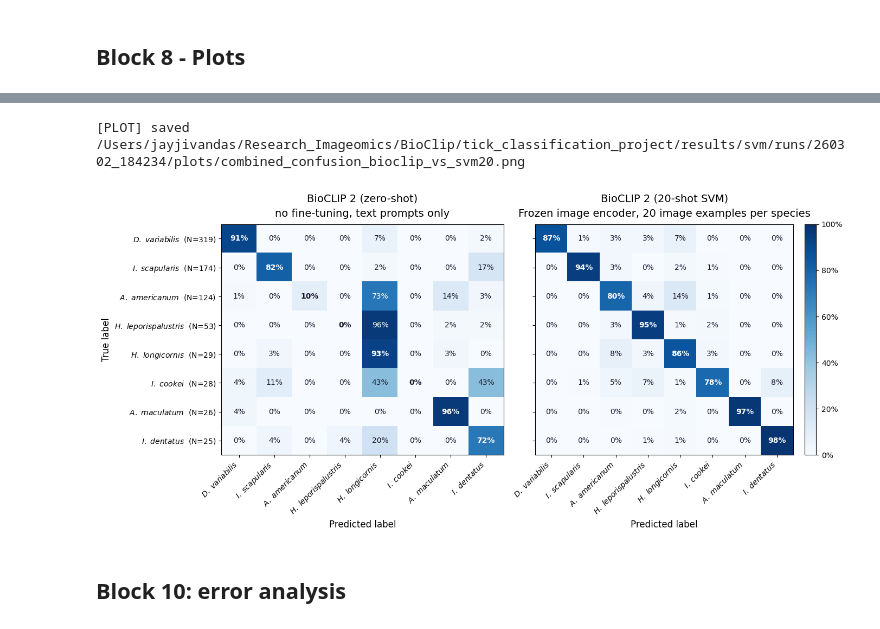
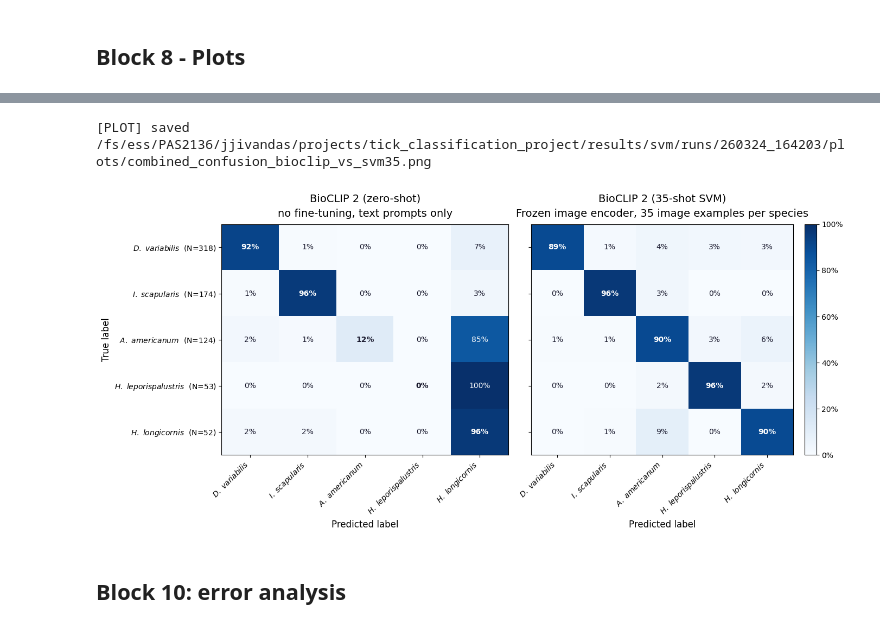
Before and after one commit to jjivandas/tick_classification_project, a Jupyter notebook: notebooks/03_finetuning_svm_new.ipynb, the cells around one changed output, grey strips where cells are left out. Cells and saved outputs as stored; diff of their text form; code cells hidden in the pictures.

```diff
--- a/notebooks/03_finetuning_svm_new.ipynb
+++ b/notebooks/03_finetuning_svm_new.ipynb
@@ -35,11 +35,11 @@ CLASS_NAMES = paths['processed_dir'] / 'class_names_no_ixodes.json'   # species
 DATA        = paths['processed_dir'] / 'final_data_no_ixodes.json'    # records: image_path, true_label, sample_id, view
 
 # ---- experiment knobs (global conventions we agreed) ----
-SHOTS      = [1, 3, 5, 10, 20]   # K values to sweep
+SHOTS      = [1, 3, 5, 10, 25, 35]   # K values to sweep
 RUNS       = 100             # number of Monte Carlo runs per shots level
 BASE_SEED  = 42              # base for deterministic seed derivation
 BAND       = "sd"            # "sd"
-MIN_TOTAL  = 20              # species must have >=30 individuals
+MIN_TOTAL  = 50              # species must have >=50 individuals
 
 # ---- results locations ----
 # Base results directory from config
@@ -73,7 +73,8 @@ EMB_CACHE = paths['emb_cache_dir']
 EMB_CACHE.mkdir(parents=True, exist_ok=True)
 
 # ---- device + model init ----
-DEVICE = "mps" if torch.backends.mps.is_available() else ("cuda" if torch.cuda.is_available() else "cpu")
+# DEVICE = "mps" if torch.backends.mps.is_available() else ("cuda" if torch.cuda.is_available() else "cpu")  # uncomment for Mac
+DEVICE = "cuda" if torch.cuda.is_available() else "cpu"
 BC = BaseClassifier(device=DEVICE)
 
 # ---- helpers ----
@@ -1188,11 +1177,13 @@ for K in SHOTS:
 # %%
 
-# === Block 9B — Combined figure: BioCLIP zero-shot vs 20-shot SVM ===
+# === Block 9B — Combined figure: BioCLIP zero-shot vs max-shot SVM ===
 import numpy as np
 import matplotlib.pyplot as plt
 from matplotlib.ticker import PercentFormatter
 from sklearn.metrics import confusion_matrix
 from pathlib import Path
+
+MAX_K = max(SHOTS)  # use highest shot value for comparison
 
 # ---- Load BioCLIP zero-shot results ----
 bioclip_npz = Path((paths['bioclip_results_dir'] / "latest_run.txt").read_text().strip())
@@ -1201,8 +1192,8 @@ bc_ytrue  = list(bc['y_true'])
 bc_ypred  = list(bc['y_pred'])
 bc_counts = {sp: int(n) for sp, n in zip(bc['large_species'], bc['counts'])}
 
-# ---- SVM 20-shot confusion matrix (aligned to CLASS_ORDER) ----
-plot_classes, svm_cm, _ = mean_rownorm_confusion_for_K(df, 20, class_order=CLASS_ORDER)
+# ---- SVM max-shot confusion matrix (aligned to CLASS_ORDER) ----
+plot_classes, svm_cm, _ = mean_rownorm_confusion_for_K(df, MAX_K, class_order=CLASS_ORDER)
 n = len(plot_classes)
 
 # ---- BioCLIP confusion matrix (aligned to same CLASS_ORDER) ----
@@ -1232,7 +1223,6 @@ ax1.set_ylabel('True label', fontsize=12)
 # Title + subtitle as a single two-line set_title
 ax1.set_title('BioCLIP 2 (zero-shot)\nno fine-tuning, text prompts only',
               fontsize=14, pad=10, linespacing=1.6)
-# Bold just the first line via the title Text object
 ax1.title.set_fontweight('normal')
 
 for i in range(n):
@@ -1242,39 +1232,39 @@ for i in range(n):
                  color='white' if val > 0.5 else '#1a1a2e', fontsize=10,
                  fontweight='bold' if i == j else 'normal')
 
-# --- Right subplot: SVM 20-shot ---
+# --- Right subplot: SVM max-shot ---
 im2 = ax2.imshow(svm_cm, aspect='auto', cmap='Blues', vmin=0, vmax=1)
 ax2.set_xticks(range(n)); ax2.set_yticks(range(n))
 ax2.set_xticklabels(x_tick_labels, rotation=45, ha='right', fontsize=10)
 ax2.set_yticklabels([])
 ax2.set_xlabel('Predicted label', fontsize=12)
 
-ax2.set_title('BioCLIP 2 (20-shot SVM)\nFrozen image encoder, 20 image examples per species',
+ax2.set_title(f'BioCLIP 2 ({MAX_K}-shot SVM)\nFrozen image encoder, {MAX_K} image examples per species',
               fontsize=14, pad=10, linespacing=1.6)
 ax2.title.set_fontweight('normal')
 
 for i in range(n):
     for j in range(n):
         val = svm_cm[i, j]
         ax2.text(j, i, f'{val*100:.0f}%', ha='center', va='center',
                  color='white' if val > 0.5 else '#1a1a2e', fontsize=10,
                  fontweight='bold' if i == j else 'normal')
 
 # Colorbar on right subplot only
 cbar = fig.colorbar(im2, ax=ax2, fraction=0.046, pad=0.04)
 cbar.ax.yaxis.set_major_formatter(PercentFormatter(1.0))
 cbar.ax.tick_params(labelsize=10)
 
 plt.tight_layout()
 
 if SAVE_PLOTS:
-    out = PLOTS_DIR / 'combined_confusion_bioclip_vs_svm20.png'
+    out = PLOTS_DIR / f'combined_confusion_bioclip_vs_svm{MAX_K}.png'
     plt.savefig(out, dpi=200, bbox_inches='tight')
     print(f'[PLOT] saved {out}')
 plt.show()
 # %% [output]
-[PLOT] saved /Users/jayjivandas/Research_Imageomics/BioClip/tick_classification_project/results/svm/runs/260302_184234/plots/combined_confusion_bioclip_vs_svm20.png
+[PLOT] saved /fs/ess/PAS2136/jjivandas/projects/tick_classification_project/results/svm/runs/260324_164203/plots/combined_confusion_bioclip_vs_svm35.png
-[figure, old version]
+[figure, new version]
 # %% [markdown]
 ## Block 10: error analysis
 # %%
```
Also changed, not shown: parts of 11 cells of this notebook, 42 other files.
